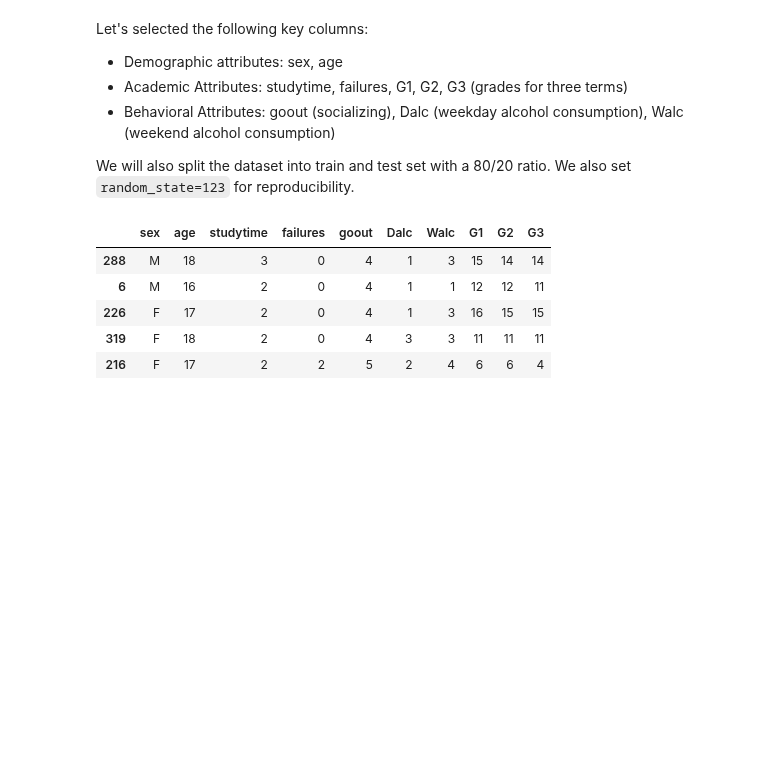
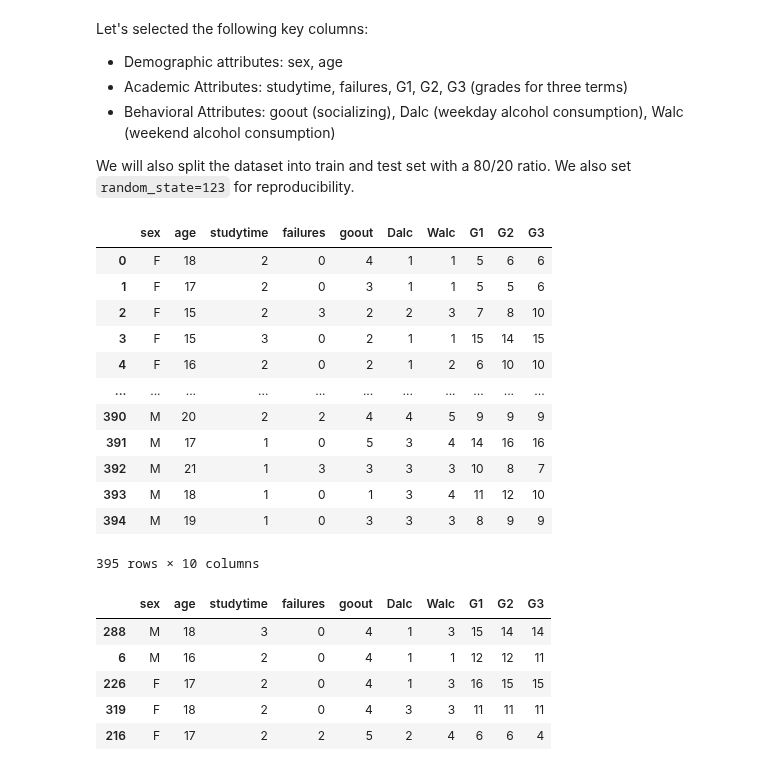
Before and after one commit to UBC-MDS/dsci-522-group-23, a Jupyter notebook: notebooks/student_performance_predictor_report.ipynb, the cells around one changed output. Cells and saved outputs as stored; diff of their text form; code cells hidden in the pictures; blank space fills up the shorter version.

Commit message:
Added validation 1,2,3,5 & 6

```diff
--- a/notebooks/student_performance_predictor_report.ipynb
+++ b/notebooks/student_performance_predictor_report.ipynb
@@ -157,6 +166,49 @@ subset_df = student_performance[columns]
 train_df, test_df = train_test_split(
     subset_df, test_size=0.2, random_state=123
 )
+# %%
+# Data validation checks:
+
+# Correct column names
+# Correct column name
+# No empty observations
+#
+# Correct data types in each column
+# No duplicate observations
+schema = pa.DataFrameSchema(
+    {
+        "sex": pa.Column(str, pa.Check.isin(["M", "F"])),
+        "age": pa.Column(int, pa.Check.between(15, 22), nullable=True),
+        "studytime": pa.Column(int, pa.Check.between(1, 4), nullable=True),
+        "failures": pa.Column(int, pa.Check.between(0, 4), nullable=True),
+        "goout": pa.Column(int, pa.Check.between(1, 5), nullable=True),
+        "Dalc": pa.Column(int, pa.Check.between(1, 5), nullable=True),
+        "Walc": pa.Column(int, pa.Check.between(1, 5), nullable=True),
+        "G1": pa.Column(int, pa.Check.between(0, 20), nullable=True),
+        "G2": pa.Column(int, pa.Check.between(0, 20), nullable=True),
+        "G3": pa.Column(int, pa.Check.between(0, 20), nullable=True)
+    },
+    checks=[
+        pa.Check(lambda df: ~df.duplicated().any(), error="Duplicate rows found."),
+        pa.Check(lambda df: ~(df.isna().all(axis=1)).any(), error="Empty rows found.")
+    ]
+)
+
+schema.validate(subset_df, lazy=True)
+# %% [output]
+|  | sex | age | studytime | failures | goout | Dalc | Walc | G1 | G2 | G3 |
+| 0 | F | 18 | 2 | 0 | 4 | 1 | 1 | 5 | 6 | 6 |
+| 1 | F | 17 | 2 | 0 | 3 | 1 | 1 | 5 | 5 | 6 |
+| 2 | F | 15 | 2 | 3 | 2 | 2 | 3 | 7 | 8 | 10 |
+| 3 | F | 15 | 3 | 0 | 2 | 1 | 1 | 15 | 14 | 15 |
+| 4 | F | 16 | 2 | 0 | 2 | 1 | 2 | 6 | 10 | 10 |
+| ... | ... | ... | ... | ... | ... | ... | ... | ... | ... | ... |
+| 390 | M | 20 | 2 | 2 | 4 | 4 | 5 | 9 | 9 | 9 |
+| 391 | M | 17 | 1 | 0 | 5 | 3 | 4 | 14 | 16 | 16 |
+| 392 | M | 21 | 1 | 3 | 3 | 3 | 3 | 10 | 8 | 7 |
+| 393 | M | 18 | 1 | 0 | 1 | 3 | 4 | 11 | 12 | 10 |
+| 394 | M | 19 | 1 | 0 | 3 | 3 | 3 | 8 | 9 | 9 |
+395 rows × 10 columns
 # %%
 train_df.head()
 # %% [output]
```
Also changed, not shown: parts of 7 cells of this notebook.
